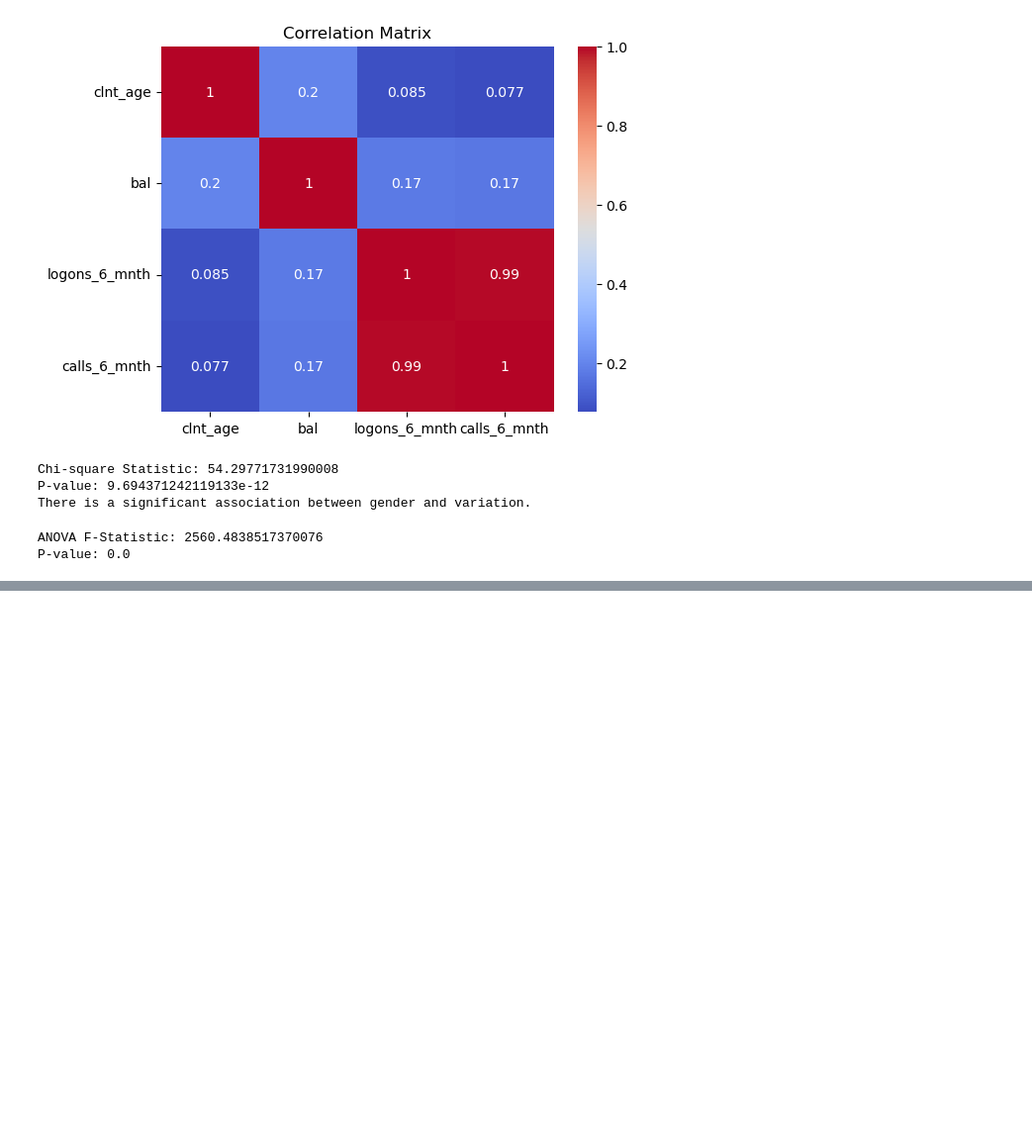
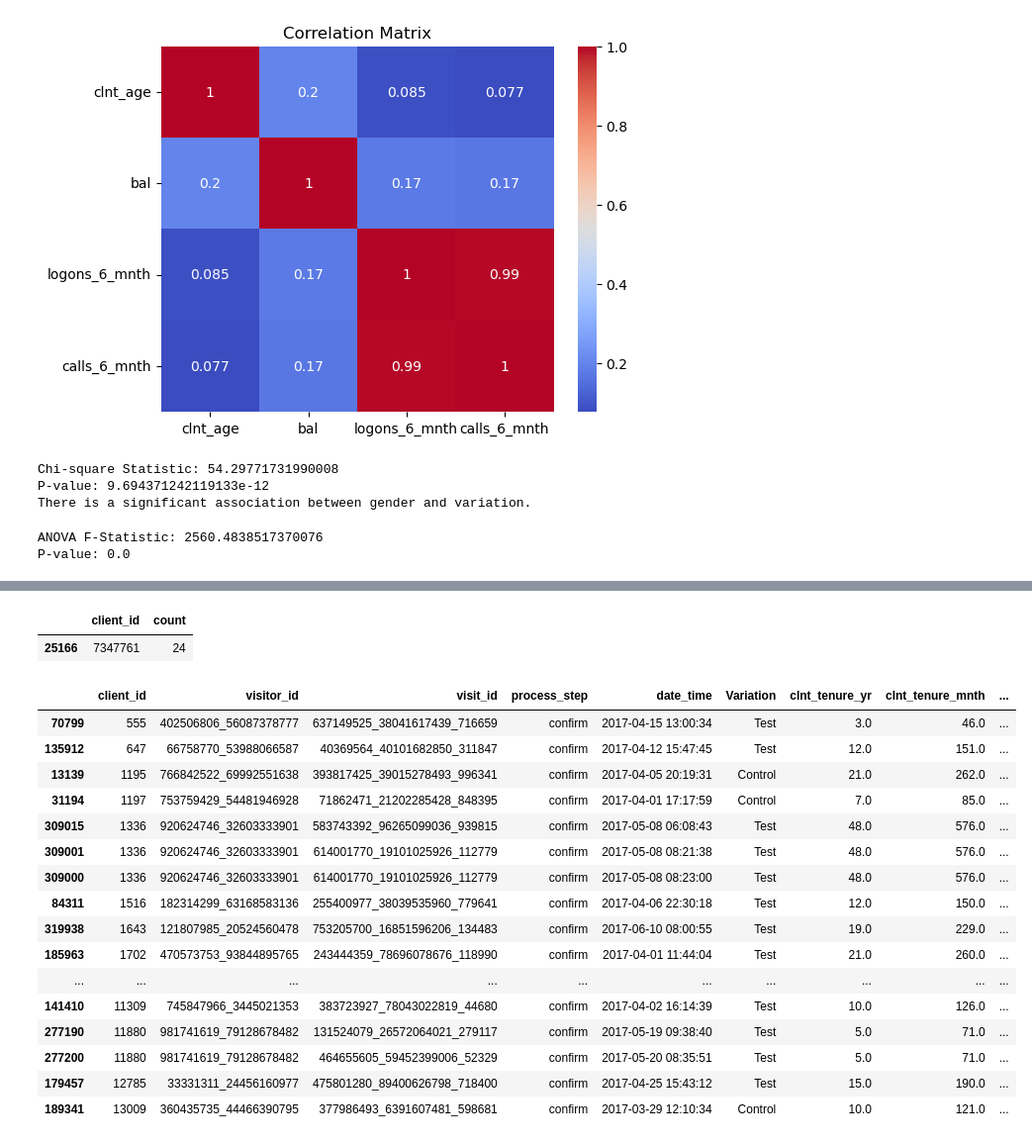
Before and after one commit to adrianbenitezrueda/ih-sp-ab-testing, a Jupyter notebook: data.ipynb, the cells around one changed output, grey strips where cells are left out. Shown: that part at 99% size. Cells and saved outputs as stored; diff of their text form; code cells hidden in the pictures; blank space fills up the shorter version.

```diff
--- a/data.ipynb
+++ b/data.ipynb
@@ -936,0 +978,38 @@ P-value: 0.0
+# %%
+# Filtrar el DataFrame donde 'process_step' sea 'confirm'
+df_filtered = df_time_client[df_time_client['process_step'] == 'confirm']
+
+# Contar las ocurrencias de 'confirm' por 'client_id'
+df_confirm_count = df_filtered.groupby('client_id').size().reset_index(name='count')
+
+# Filtrar los 'client_id' que tienen más de 1 ocurrencia
+df_multiple_confirm = df_confirm_count[df_confirm_count['count'] > 20]
+
+# Mostrar los 'client_id' que tienen más de una vez 'confirm'
+df_multiple_confirm  # O usa display(df_multiple_confirm) si prefieres ver todo en Jupyter
+# %% [output]
+|  | client_id | count |
+| 25166 | 7347761 | 24 |
+# %%
+# Filtrar el DataFrame
+df_filtered = df_time_client[(df_time_client['client_id'] == 7347761) | (df_time_client["process_step"] == "confirm")]
+
+df_filtered.head(50)
+# %% [output]
+|  | client_id | visitor_id | visit_id | process_step | date_time | Variation | clnt_tenure_yr | clnt_tenure_mnth | ... |
+| 70799 | 555 | 402506806_56087378777 | 637149525_38041617439_716659 | confirm | 2017-04-15 13:00:34 | Test | 3.0 | 46.0 | ... |
+| 135912 | 647 | 66758770_53988066587 | 40369564_40101682850_311847 | confirm | 2017-04-12 15:47:45 | Test | 12.0 | 151.0 | ... |
+| 13139 | 1195 | 766842522_69992551638 | 393817425_39015278493_996341 | confirm | 2017-04-05 20:19:31 | Control | 21.0 | 262.0 | ... |
+| 31194 | 1197 | 753759429_54481946928 | 71862471_21202285428_848395 | confirm | 2017-04-01 17:17:59 | Control | 7.0 | 85.0 | ... |
+| 309015 | 1336 | 920624746_32603333901 | 583743392_96265099036_939815 | confirm | 2017-05-08 06:08:43 | Test | 48.0 | 576.0 | ... |
+| 309001 | 1336 | 920624746_32603333901 | 614001770_19101025926_112779 | confirm | 2017-05-08 08:21:38 | Test | 48.0 | 576.0 | ... |
+| 309000 | 1336 | 920624746_32603333901 | 614001770_19101025926_112779 | confirm | 2017-05-08 08:23:00 | Test | 48.0 | 576.0 | ... |
+| 84311 | 1516 | 182314299_63168583136 | 255400977_38039535960_779641 | confirm | 2017-04-06 22:30:18 | Test | 12.0 | 150.0 | ... |
+| 319938 | 1643 | 121807985_20524560478 | 753205700_16851596206_134483 | confirm | 2017-06-10 08:00:55 | Test | 19.0 | 229.0 | ... |
+| 185963 | 1702 | 470573753_93844895765 | 243444359_78696078676_118990 | confirm | 2017-04-01 11:44:04 | Test | 21.0 | 260.0 | ... |
+| ... | ... | ... | ... | ... | ... | ... | ... | ... | ... |
+| 141410 | 11309 | 745847966_3445021353 | 383723927_78043022819_44680 | confirm | 2017-04-02 16:14:39 | Test | 10.0 | 126.0 | ... |
+| 277190 | 11880 | 981741619_79128678482 | 131524079_26572064021_279117 | confirm | 2017-05-19 09:38:40 | Test | 5.0 | 71.0 | ... |
+| 277200 | 11880 | 981741619_79128678482 | 464655605_59452399006_52329 | confirm | 2017-05-20 08:35:51 | Test | 5.0 | 71.0 | ... |
+| 179457 | 12785 | 33331311_24456160977 | 475801280_89400626798_718400 | confirm | 2017-04-25 15:43:12 | Test | 15.0 | 190.0 | ... |
+| 189341 | 13009 | 360435735_44466390795 | 377986493_6391607481_598681 | confirm | 2017-03-29 12:10:34 | Control | 10.0 | 121.0 | ... |
```
Also changed, not shown: parts of 11 cells of this notebook.
